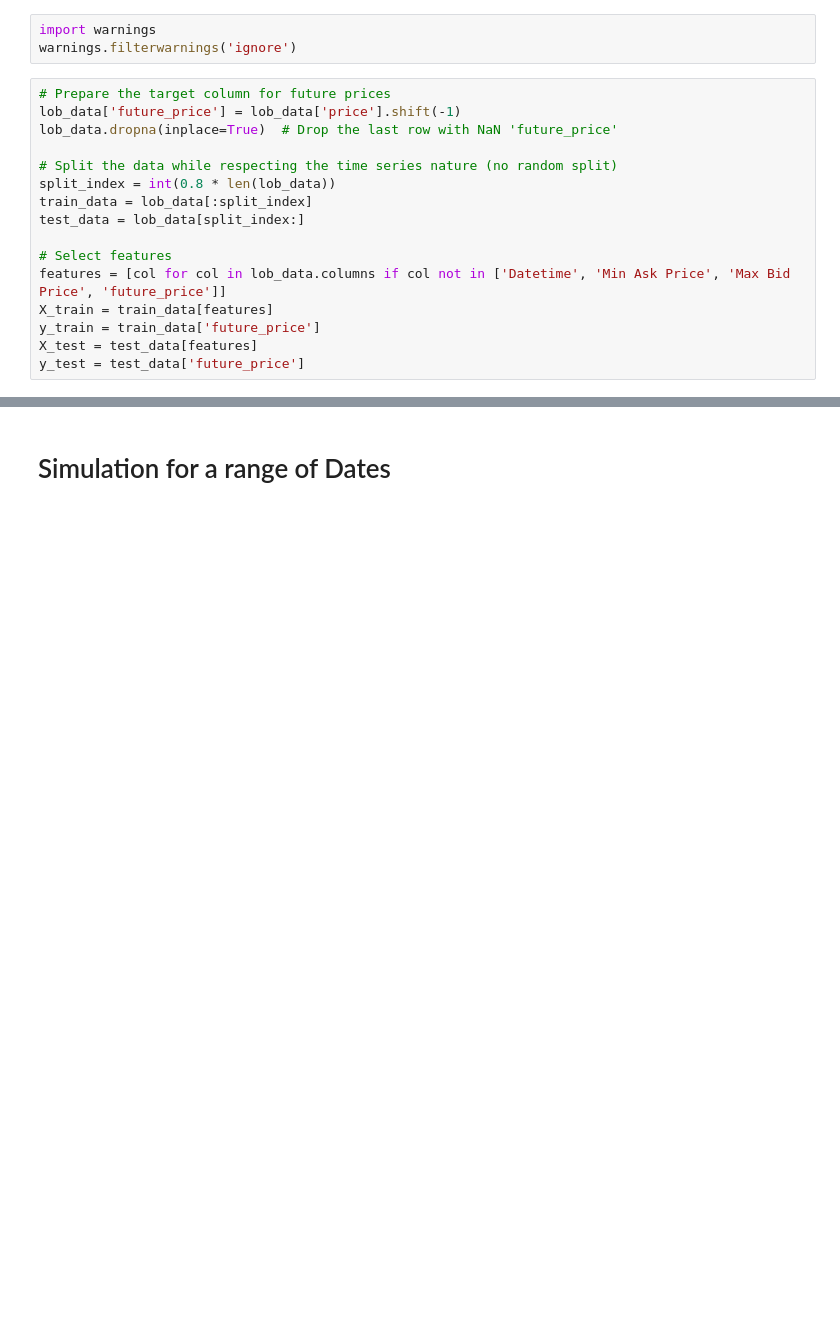
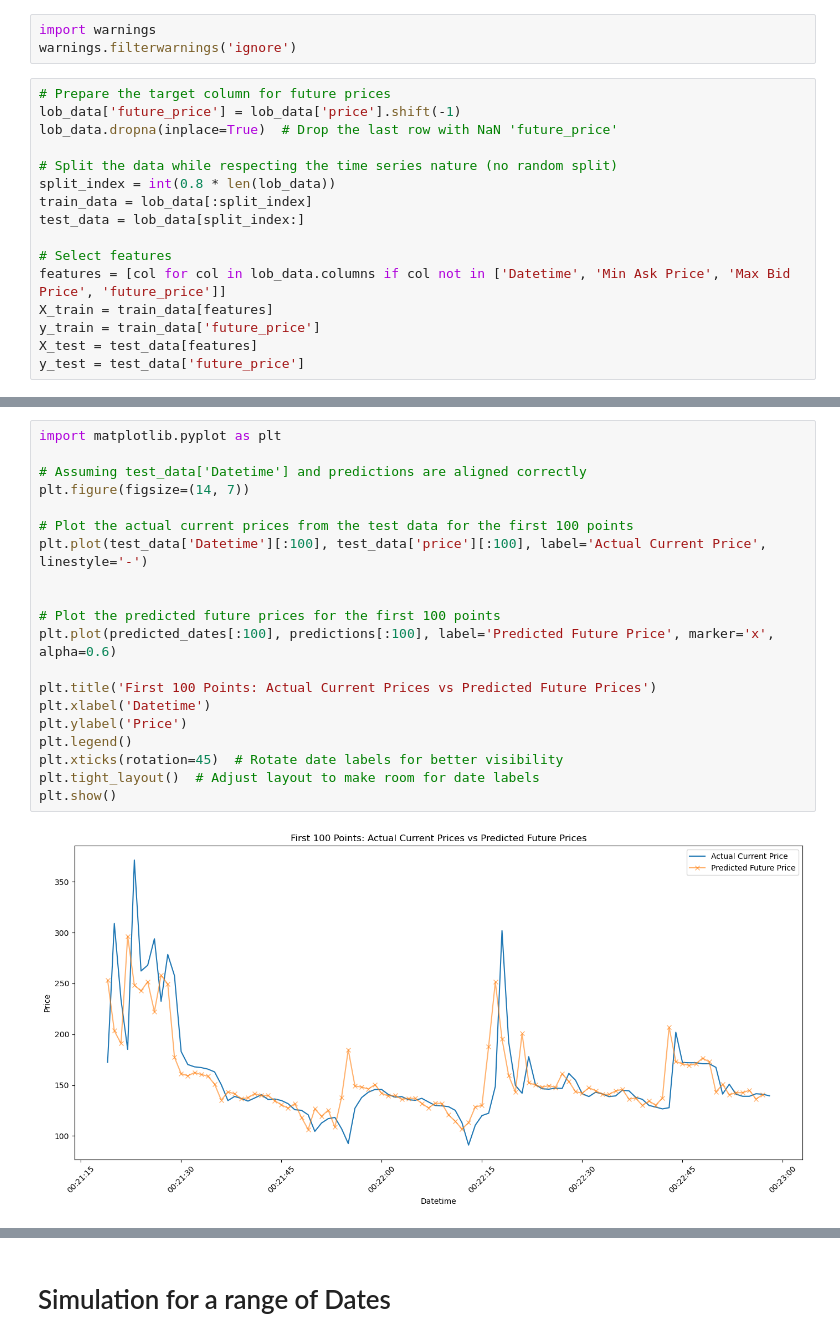
Before and after one commit to UoB-DSMP-2023-24/dsmp-2024-group23, a Jupyter notebook: Ryan/Models/XGBoost Model_Profit_Normalised Profit.ipynb, the cells around one changed output, grey strips where cells are left out. Drawn from its saved outputs; the diff is of its cells as text; blank space fills up the shorter version.

```diff
--- a/Ryan/Models/XGBoost Model_Profit_Normalised Profit.ipynb
+++ b/Ryan/Models/XGBoost Model_Profit_Normalised Profit.ipynb
@@ -225,3 +228,25 @@ plt.show()
+# %%
+import matplotlib.pyplot as plt
+
+# Assuming test_data['Datetime'] and predictions are aligned correctly
+plt.figure(figsize=(14, 7))
+
+# Plot the actual current prices from the test data for the first 100 points
+plt.plot(test_data['Datetime'][:100], test_data['price'][:100], label='Actual Current Price', linestyle='-')
+
+
+# Plot the predicted future prices for the first 100 points
+plt.plot(predicted_dates[:100], predictions[:100], label='Predicted Future Price', marker='x', alpha=0.6)
+
+plt.title('First 100 Points: Actual Current Prices vs Predicted Future Prices')
+plt.xlabel('Datetime')
+plt.ylabel('Price')
+plt.legend()
+plt.xticks(rotation=45)  # Rotate date labels for better visibility
+plt.tight_layout()  # Adjust layout to make room for date labels
+plt.show()
+# %% [output]
+[figure, added]
 # %%
 # Evaluation Metrics
 mae = mean_absolute_error(y_test, np.roll(predictions, 1))
```
Also changed, not shown: parts of 9 cells of this notebook.
